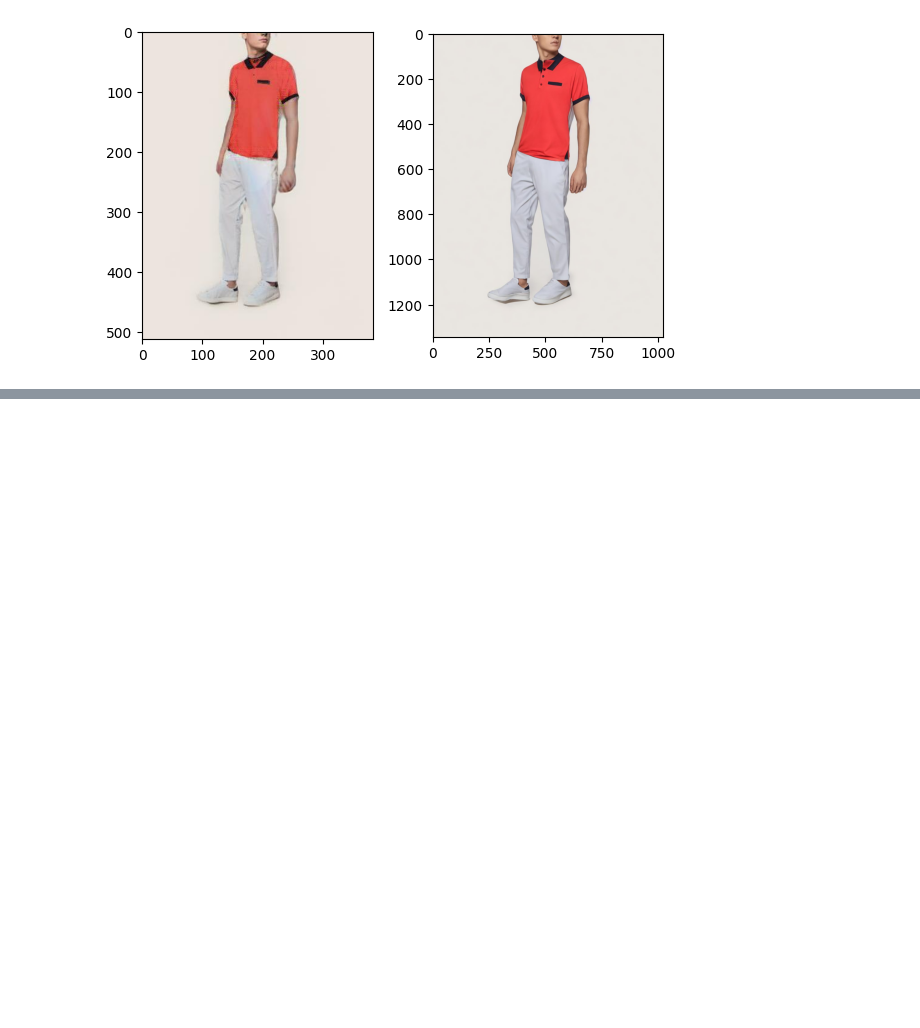
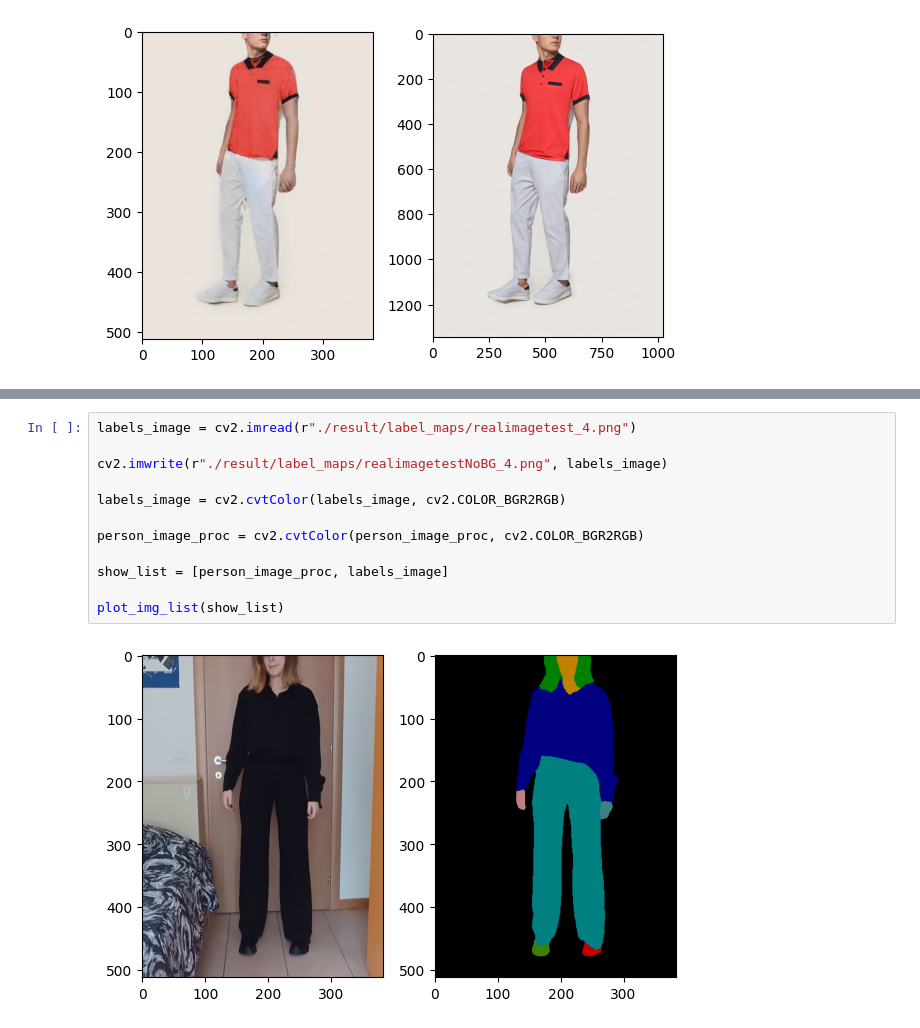
Before and after one commit to felicia-puzone/virtual-try-on-app, a Jupyter notebook: Inference_pipeline_presentation.ipynb, the cells around one changed output, grey strips where cells are left out. Drawn from its saved outputs; the diff is of its cells as text; blank space fills up the shorter version.

```diff
--- a/Inference_pipeline_presentation.ipynb
+++ b/Inference_pipeline_presentation.ipynb
@@ -503,0 +687,14 @@ plot_img_list(show_list)
+# %%
+labels_image = cv2.imread(r"./result/label_maps/realimagetest_4.png")
+
+cv2.imwrite(r"./result/label_maps/realimagetestNoBG_4.png", labels_image)
+
+labels_image = cv2.cvtColor(labels_image, cv2.COLOR_BGR2RGB)
+
+person_image_proc = cv2.cvtColor(person_image_proc, cv2.COLOR_BGR2RGB)
+
+show_list = [person_image_proc, labels_image]
+
+plot_img_list(show_list)
+# %% [output]
+[figure, added]
```
Also changed, not shown: parts of 57 cells of this notebook, 6 other files.
